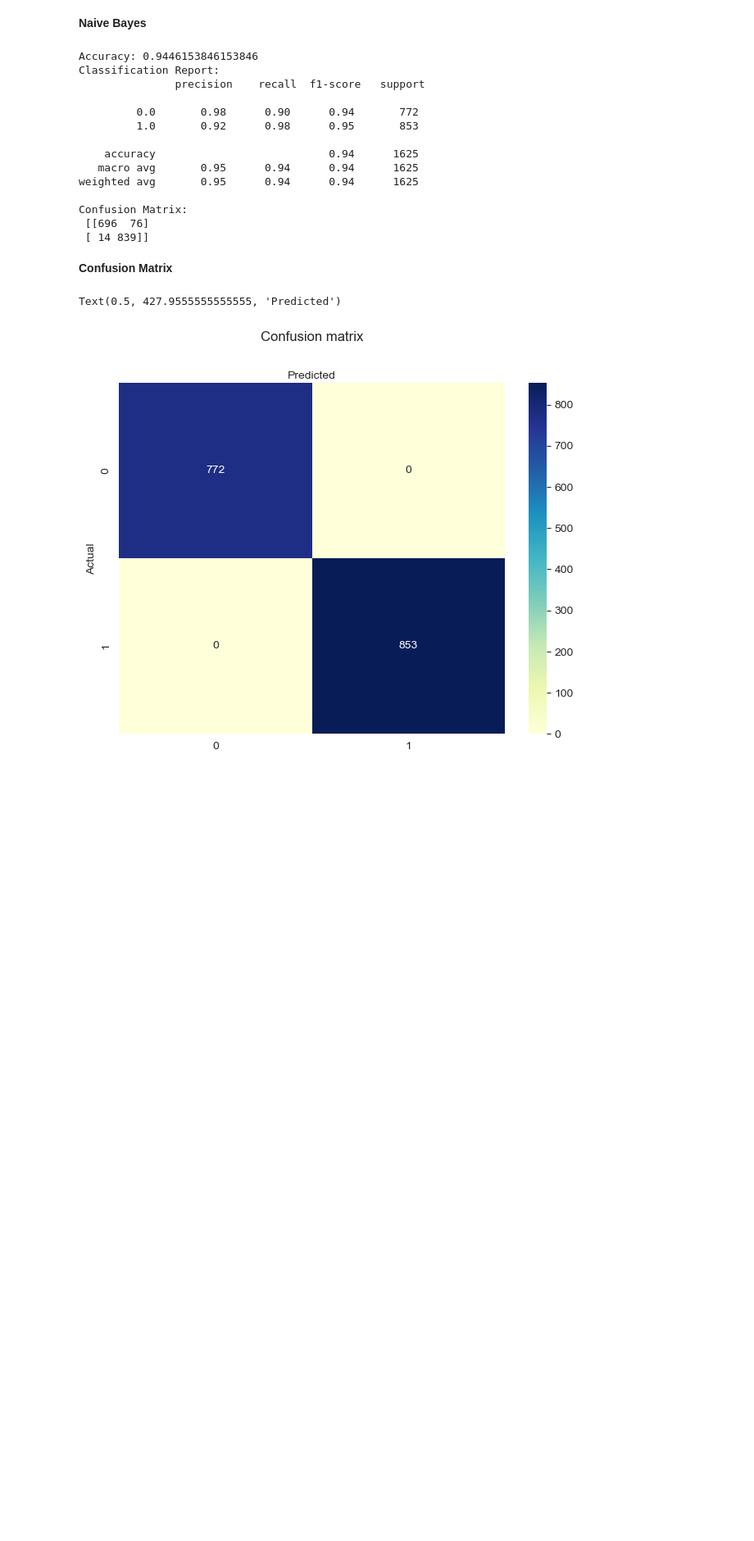
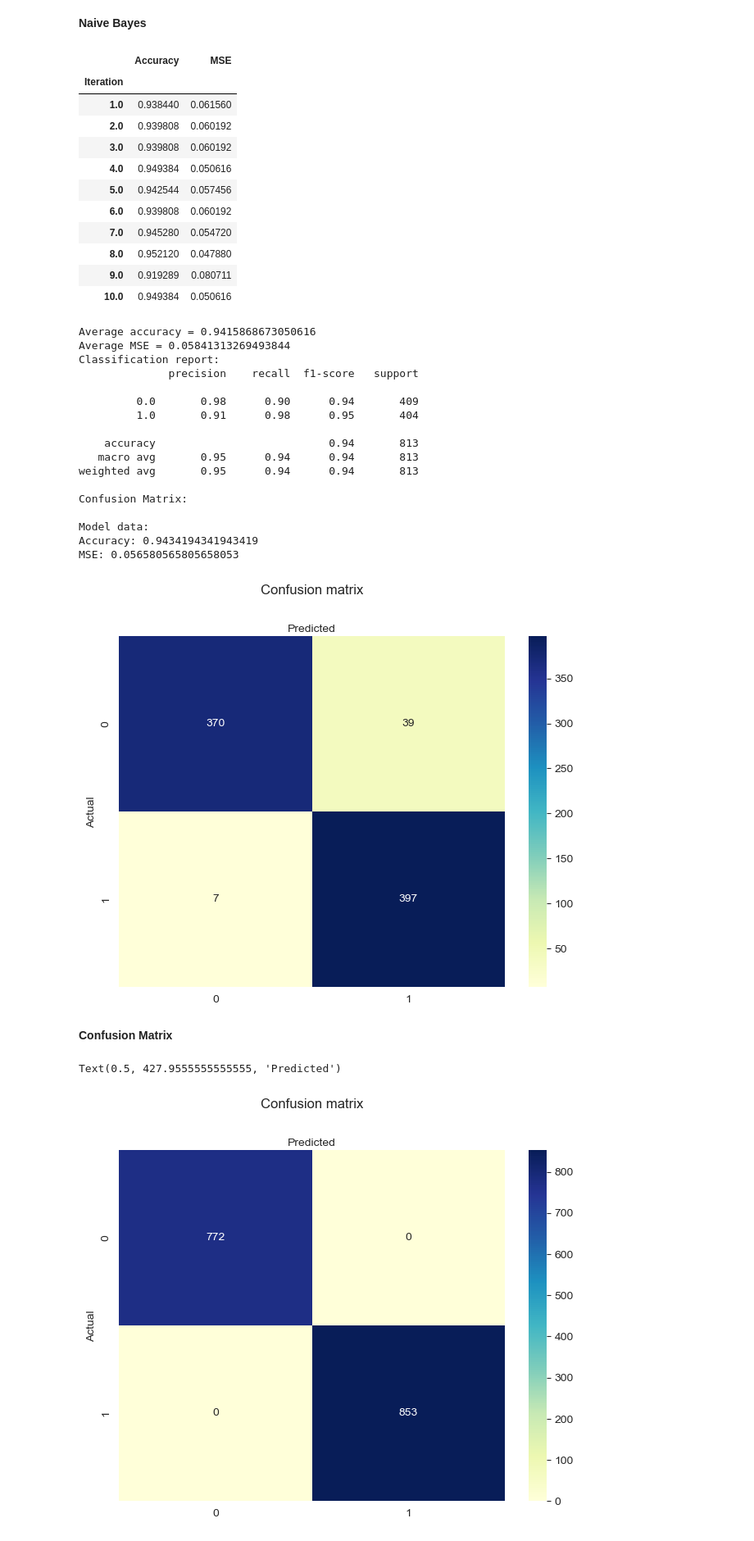
Before and after one commit to RayBipse/ecs-171-project, a Jupyter notebook: final_notebook.ipynb, the cells around one changed output. Shown at 82% size. Saved outputs shown, nothing was run; the diff lists cells and outputs as text; code cells hidden in the pictures; blank space fills up the shorter version.

```diff
--- a/final_notebook.ipynb
+++ b/final_notebook.ipynb
@@ -469,33 +408,46 @@ Average cross-validation accuracy: 0.9858426008171965
 # %%
 model = CategoricalNB()
 
-model.fit(X_train, y_train)
-
-y_pred = model.predict(X_test)
-
-accuracy = accuracy_score(y_test, y_pred)
-print(f"Accuracy: {accuracy}")
-
-class_report = classification_report(y_test, y_pred)
-print("Classification Report:\n", class_report)
-
-conf_matrix = confusion_matrix(y_test, y_pred)
-print("Confusion Matrix:\n", conf_matrix)
+print_cv_results(X_encoded_df, y, Pipeline([('cat-nb', CategoricalNB())]))
+# accuracy = accuracy_score(y_test, y_pred)
+# print(f"Accuracy: {accuracy}")
+#
+# class_report = classification_report(y_test, y_pred)
+# print("Classification Report:\n", class_report)
+#
+# conf_matrix = confusion_matrix(y_test, y_pred)
+# print("Confusion Matrix:\n", conf_matrix)
 # %% [output]
+|  | Accuracy | MSE |
+| Iteration |  |  |
+| 1.0 | 0.938440 | 0.061560 |
+| 2.0 | 0.939808 | 0.060192 |
+| 3.0 | 0.939808 | 0.060192 |
+| 4.0 | 0.949384 | 0.050616 |
+| 5.0 | 0.942544 | 0.057456 |
+| 6.0 | 0.939808 | 0.060192 |
+| 7.0 | 0.945280 | 0.054720 |
+| 8.0 | 0.952120 | 0.047880 |
+| 9.0 | 0.919289 | 0.080711 |
+| 10.0 | 0.949384 | 0.050616 |
-Accuracy: 0.9446153846153846
-Classification Report:
-               precision    recall  f1-score   support
+Average accuracy = 0.9415868673050616
+Average MSE = 0.05841313269493844
+Classification report:
+              precision    recall  f1-score   support
 
-         0.0       0.98      0.90      0.94       772
-         1.0       0.92      0.98      0.95       853
+         0.0       0.98      0.90      0.94       409
+         1.0       0.91      0.98      0.95       404
 
-    accuracy                           0.94      1625
-   macro avg       0.95      0.94      0.94      1625
-weighted avg       0.95      0.94      0.94      1625
+    accuracy                           0.94       813
+   macro avg       0.95      0.94      0.94       813
+weighted avg       0.95      0.94      0.94       813
 
 Confusion Matrix:
- [[696  76]
- [ 14 839]]
+
+Model data:
+Accuracy: 0.9434194341943419
+MSE: 0.056580565805658053
+[figure, added]
 # %% [markdown]
 **Confusion Matrix**
 # %%
```
Also changed, not shown: parts of 11 cells of this notebook.
